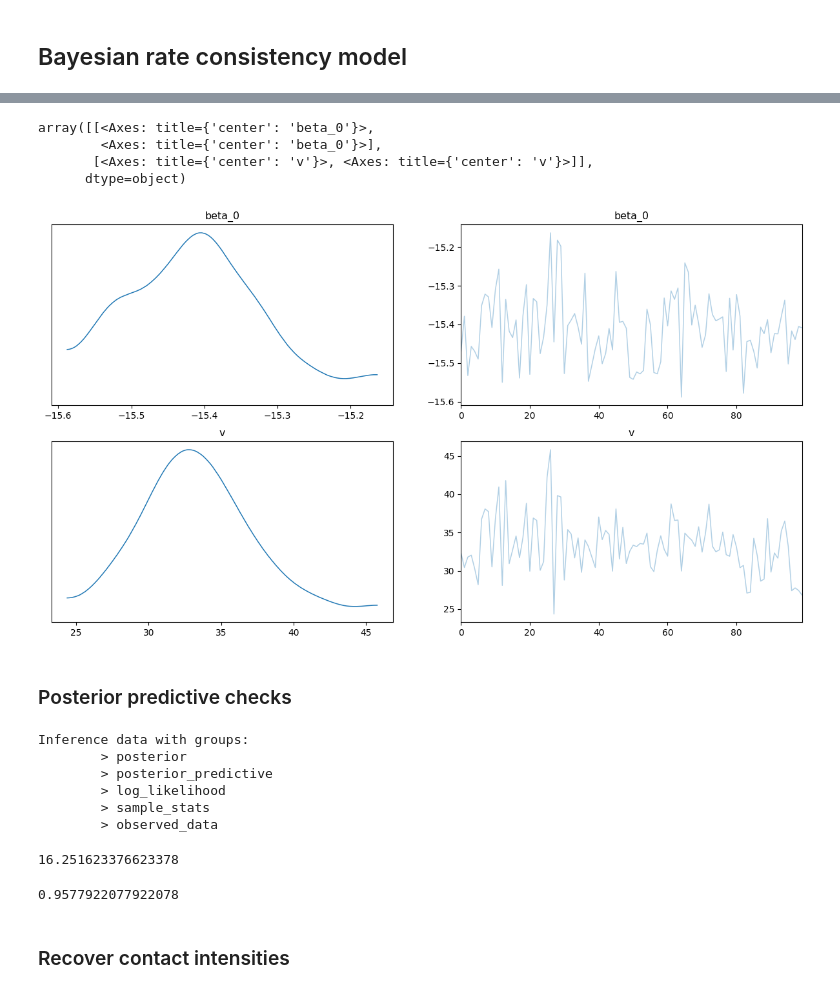
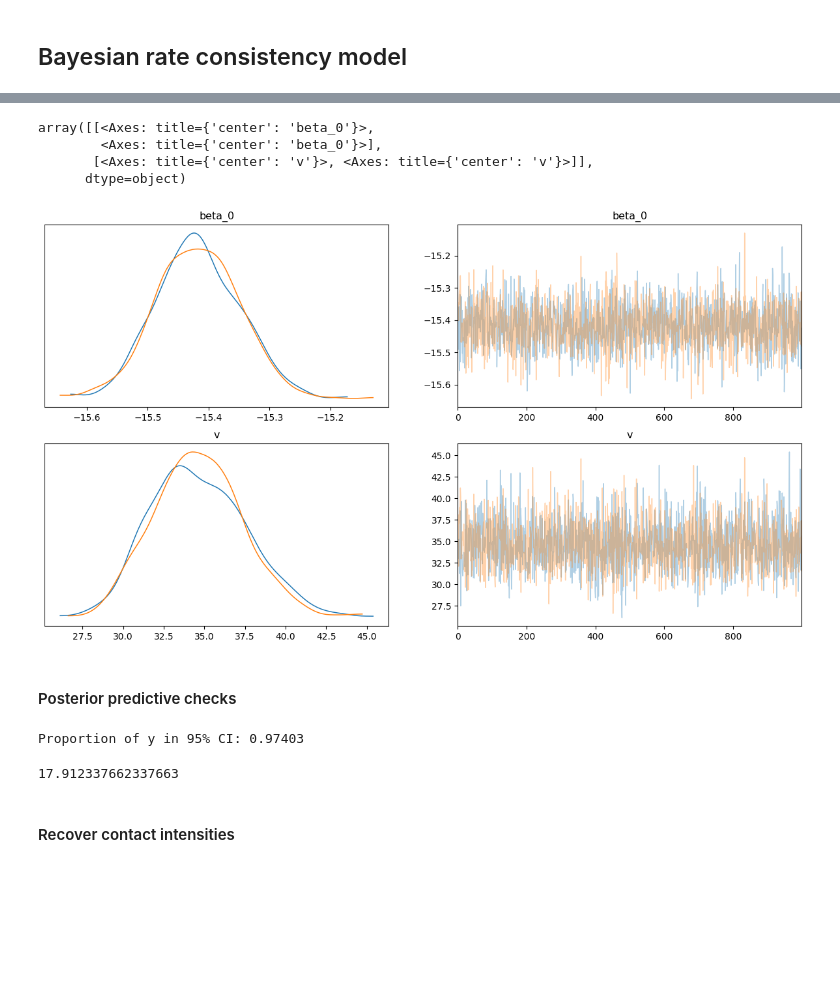
Before and after one commit to ericbrine/priorCVAE-bayes-rate-consistency, a Jupyter notebook: PriorVAE-simulated-contact-intensity.ipynb, the cells around one changed output, grey strips where cells are left out. Cells and saved outputs as stored; diff of their text form; code cells hidden in the pictures; blank space fills up the shorter version.

```diff
--- a/PriorVAE-simulated-contact-intensity.ipynb
+++ b/PriorVAE-simulated-contact-intensity.ipynb
@@ -180,0 +186,2 @@ samples_vae_az = az.from_numpyro(mcmc)
+# %%
+inference_data = az.from_netcdf("/Users/eric/acse/irp/priorCVAE-bayes-rate-consistency/output/simulation/inCOVID_2000_vae-m52/2023-08-14/19-45-57/mcmc.nc")
@@ -181,10 +197,10 @@ samples_vae_az = az.from_numpyro(mcmc)
 # %%
-az.plot_trace(samples_vae_az, var_names = ("beta_0", "v"), figsize = (15, 8), compact = False)
+az.plot_trace(inference_data.posterior, var_names = ("beta_0", "v"), figsize = (15, 8), compact = False)
 # %% [output]
 array([[<Axes: title={'center': 'beta_0'}>,
         <Axes: title={'center': 'beta_0'}>],
        [<Axes: title={'center': 'v'}>, <Axes: title={'center': 'v'}>]],
       dtype=object)
-[figure, old version]
+[figure, new version]
 # %% [markdown]
-### Posterior predictive checks
+#### Posterior predictive checks
@@ -195,49 +207,14 @@ predictions_vae = predictive(rng_key_predict, args)
-# %%
-numpyro_data = az.from_numpyro(mcmc, posterior_predictive=predictions_vae)
-numpyro_data
-# %% [output]
-Inference data with groups:
-        > posterior
-        > posterior_predictive
-        > log_likelihood
-        > sample_stats
-        > observed_data
 # %%
-y_strata = mcmc_data['Y_MF']
-yhat_strata = jnp.median(predictions_vae['yhat_strata'],axis=0)
-# yhat_strata
+y_strata = mcmc_data['Y_MM']
+y_check = sim_posterior_predictive_check(y_strata, inference_data.posterior_predictive['yhat_strata'])
+print(f"Proportion of y in 95% CI: {y_check:.5f}")
+# %% [output]
+Proportion of y in 95% CI: 0.97403
 # %%
+yhat_strata = inference_data.posterior_predictive.median(dim=["chain", "draw"])['yhat_strata'].values
 np.mean(np.abs(yhat_strata-y_strata))
 # %% [output]
-16.251623376623378
+17.912337662337663
-# %%
-# def sim_posterior_predictive_check(predictions, mcmc_data):
-#     y_strata = mcmc_data['Y_MF']
-#     yhat_strata = predictions['yhat_strata']
-
-#     ci_lower = jnp.quantile(yhat_strata, 0.025, axis=0)
-#     ci_upper = np.quantile(yhat_strata, 0.975, axis=0)
-#     in_range = (ci_lower <= y_strata) & (y_strata <= ci_upper)
-#     valid_idx = np.where(in_range)
-#     proportion = valid_idx[0].shape[0]/y_strata.size
-#     return proportion
-
-# sim_posterior_predictive_check(predictions_vae, mcmc_data)
-
-def sim_posterior_predictive_check(y_strata, yhat_strata):
-    ci_lower = yhat_strata.quantile(0.025, dim=["chain", "draw"]).values
-    ci_upper = yhat_strata.quantile(0.975, dim=["chain", "draw"]).values
-
-    in_range = (ci_lower <= y_strata) & (y_strata <= ci_upper)
-    num_valid = jnp.where(in_range)[0].size
-    proportion = num_valid/y_strata.size
-    return proportion
-
-sim_posterior_predictive_check(y_strata, numpyro_data.posterior_predictive['yhat_strata'])
-
-# type(numpyro_data.posterior_predictive['yhat_strata'].quantile(0.975, dim=["chain", "draw"]).values)
-# %% [output]
-0.9577922077922078
 # %% [markdown]
-### Recover contact intensities
+#### Recover contact intensities
 # %%
```
Also changed, not shown: parts of 44 cells of this notebook, 20 other files.
